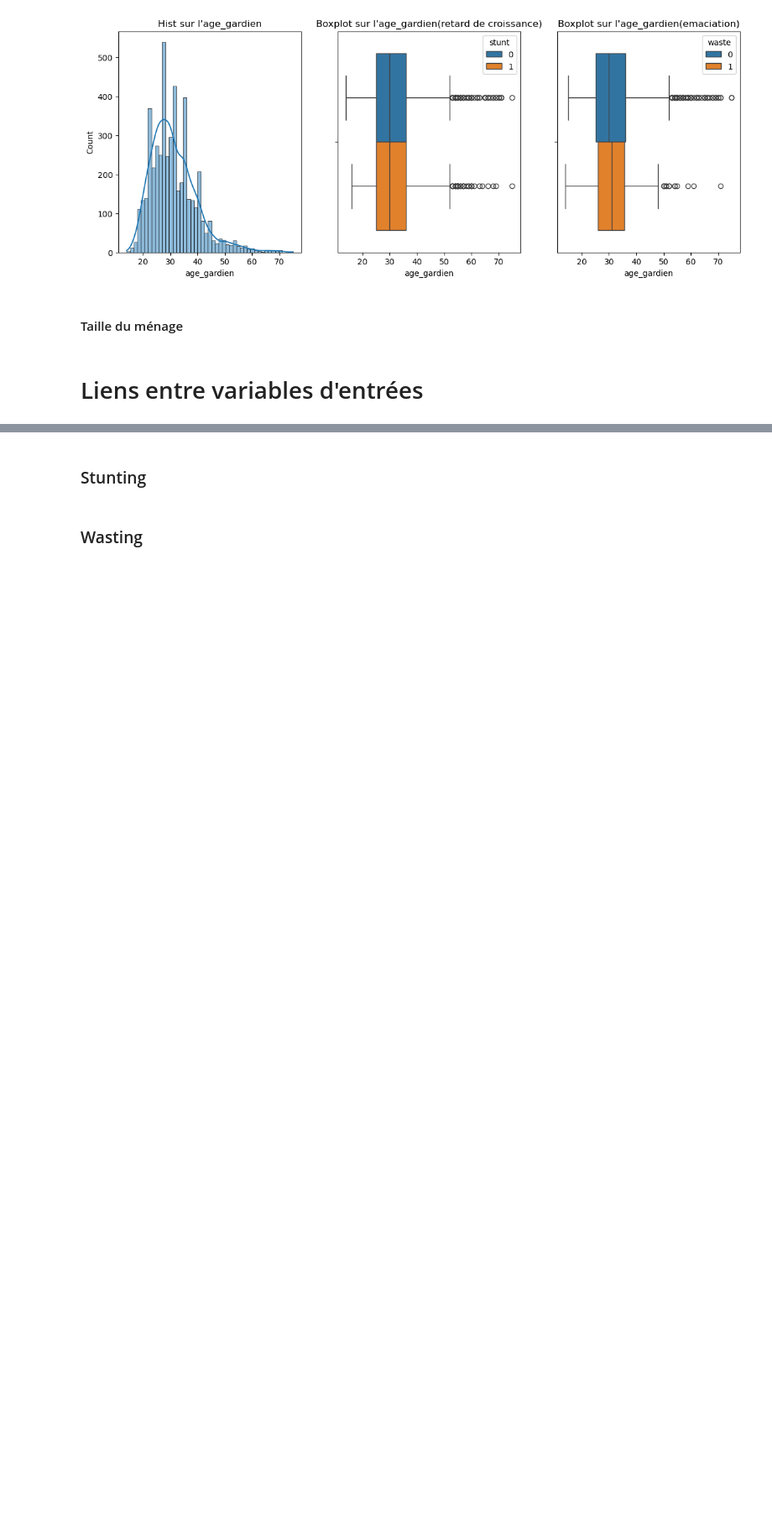
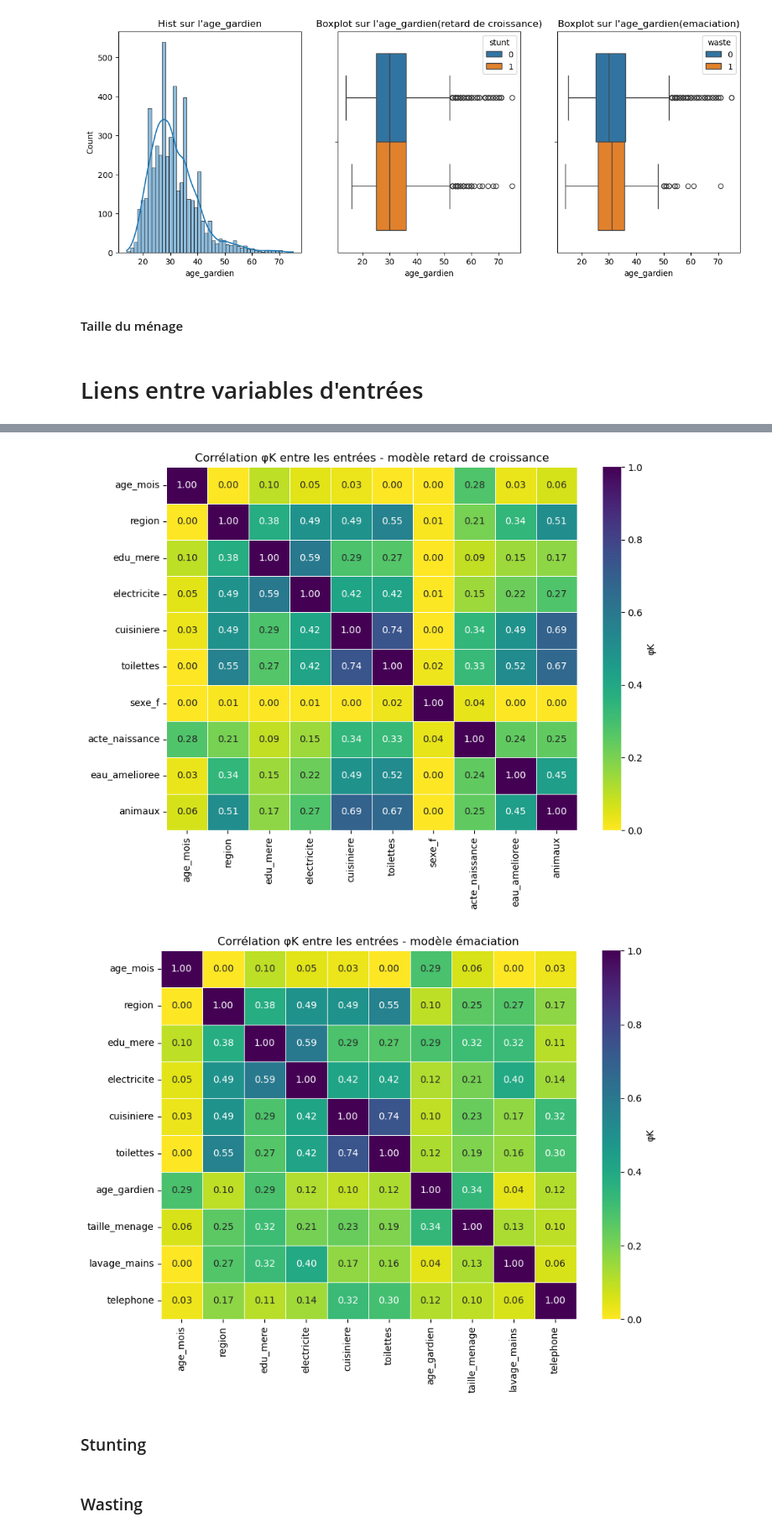
Before and after one commit to wilfriedx20/NutriPulse, a Jupyter notebook: notebook/analyse.ipynb, the cells around one changed output, grey strips where cells are left out. Shown at 84% size. Cells and saved outputs as stored; diff of their text form; code cells hidden in the pictures; blank space fills up the shorter version.

```diff
--- a/notebook/analyse.ipynb
+++ b/notebook/analyse.ipynb
@@ -9,7 +9,7 @@ pd.set_option("display.max_columns", None)
 # %% [markdown]
 ### Lecture rapide
 # %%
-df = pd.read_parquet("../data/clean/nutripulse_clean.parquet")
+df = pd.read_parquet("../data/clean/nutripulse_clean2.parquet")
 print(f"Dimensions : {df.shape}")
 print("\nLecture: ")
 df.head()
@@ -53,7 +53,7 @@ dtype: object
 print("\n")
 print(f"{30*'-'}Colonnes numériques{30*'-'}")
 print("\n")
-for c in df.select_dtypes(include=['int','float']).columns :
+for c in df.select_dtypes(include='number').columns :
     print(f"{c}{10*' - '}{df[c].nunique()}")
     print()
 
@@ -61,7 +61,7 @@ print("\n")
 
 print(f"{30*'-'}Colonnes non-numériques{30*'-'}")
 print("\n")
-for c in df.select_dtypes(include=['object', 'category']).columns :
+for c in df.select_dtypes(include='object').columns :
     print(f"{c}{10*' - '}{df[c].unique()}{10*' - '}{df[c].nunique()}")
     print()
 # %% [output]
@@ -295,3 +337,37 @@ plt.show()
+# %%
+import phik                      # pip install phik
+
+# Variables d'entrée par modèle
+COMMUNES   = ["age_mois", "region", "edu_mere", "electricite", "cuisiniere", "toilettes"]
+RETARD     = COMMUNES + ["sexe_f", "acte_naissance", "eau_amelioree", "animaux"]
+EMACIATION = COMMUNES + ["age_gardien", "taille_menage", "lavage_mains", "telephone"]
+
+# Seules vraies variables continues (phik les découpe en classes).
+# Les objets et les 0/1 sont traités comme catégoriels.
+CONTINUES = ["age_mois", "age_gardien", "taille_menage"]
+
+def matrice_phik(colonnes):
+    X = df[colonnes].copy()
+    for c in X.select_dtypes("Int8").columns:        # pd.NA -> NaN
+        X[c] = X[c].astype("float64")
+    return X.phik_matrix(interval_cols=[c for c in CONTINUES if c in colonnes])
+
+def tracer(matrice, titre):
+    plt.figure(figsize=(9, 7))
+    sns.heatmap(matrice, annot=True, fmt=".2f", vmin=0, vmax=1,
+                cmap="viridis_r", linewidths=.5, cbar_kws={"label": "φK"})
+    plt.title(titre)
+    plt.tight_layout()
+    plt.show()
+
+phik_retard     = matrice_phik(RETARD)
+phik_emaciation = matrice_phik(EMACIATION)
+
+tracer(phik_retard,     "Corrélation φK entre les entrées - modèle retard de croissance")
+tracer(phik_emaciation, "Corrélation φK entre les entrées - modèle émaciation")
+# %% [output]
+[figure, added]
+[figure, added]
 # %% [markdown]
 ### Stunting
 # %% [markdown]
```
Also changed, not shown: parts of 4 cells of this notebook, 2 other files.
